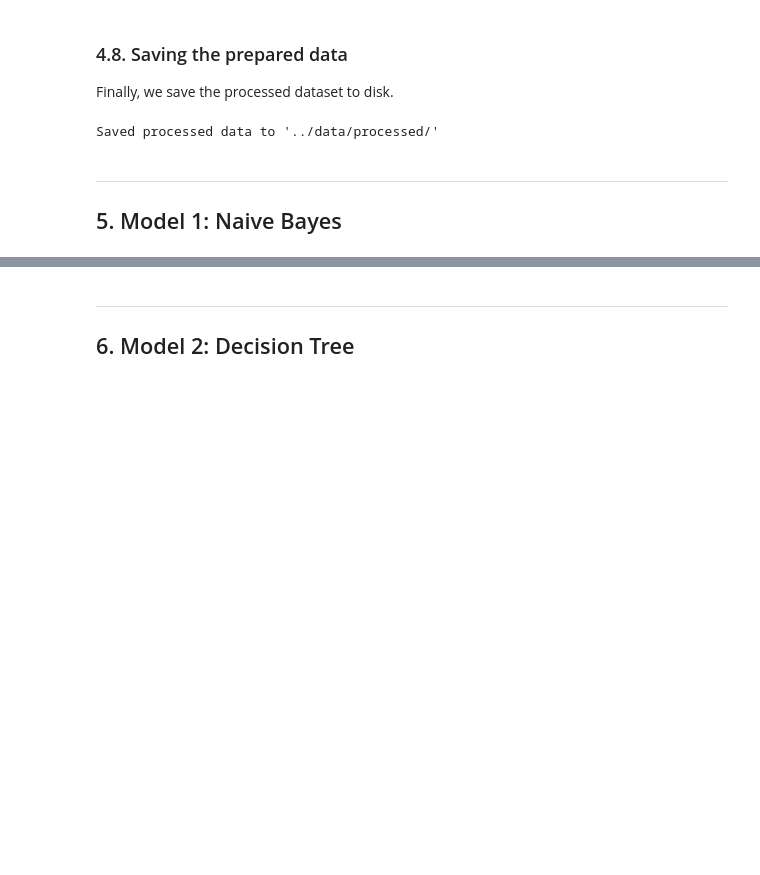
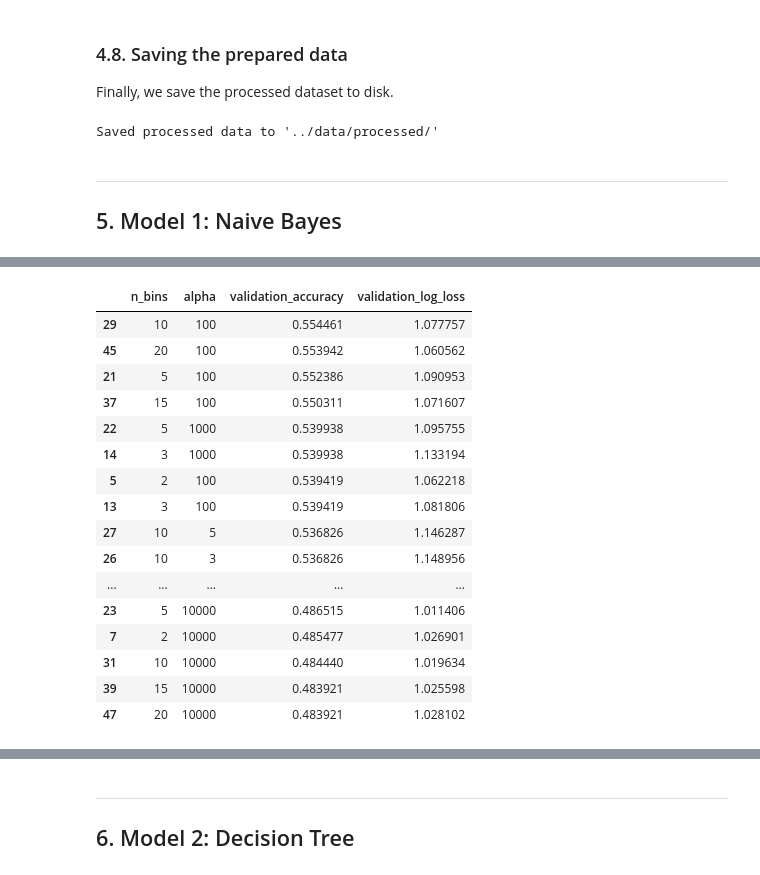
Before and after one commit to Am1neX/Project_INFOH410, a Jupyter notebook: notebooks/football_prediction.ipynb, the cells around one changed output, grey strips where cells are left out. Saved outputs shown, nothing was run; the diff lists cells and outputs as text; code cells hidden in the pictures; blank space fills up the shorter version.

Commit message:
Add Naive Bayes implementation and refactor dataset split

```diff
--- a/notebooks/football_prediction.ipynb
+++ b/notebooks/football_prediction.ipynb
@@ -831,0 +1295,17 @@ Saved processed data to '../data/processed/'
+# %%
+def prepare_nb_datasets(X_train, X_val, X_test, continuous_cols, n_bins):
+    """
+    Discretize continuous features using bins learned on the training set only.
+    """
+
+    bin_edges_by_column = fit_quantile_bins(
+        X_train=X_train,
+        continuous_cols=continuous_cols,
+        n_bins=n_bins
+    )
+
+    X_train_nb = apply_quantile_bins(X_train, bin_edges_by_column)
+    X_val_nb = apply_quantile_bins(X_val, bin_edges_by_column)
+    X_test_nb = apply_quantile_bins(X_test, bin_edges_by_column)
+
+    return X_train_nb, X_val_nb, X_test_nb, bin_edges_by_column
@@ -831,0 +1317,74 @@ Saved processed data to '../data/processed/'
+# %%
+alpha_values = [1, 2, 3, 5, 10, 100, 1000, 10000]
+n_bins_values = [2, 3, 5, 10, 15, 20]
+
+tuning_results = []
+
+for n_bins in n_bins_values:
+    X_train_nb_temp, X_val_nb_temp, _, _ = prepare_nb_datasets(
+        X_train=X_train,
+        X_val=X_val,
+        X_test=X_test,
+        continuous_cols=CONTINUOUS_FEATURE_COLS,
+        n_bins=n_bins
+    )
+
+    for alpha in alpha_values:
+        model = train_naive_bayes(
+            X_train=X_train_nb_temp,
+            y_train=y_train,
+            alpha=alpha
+        )
+
+        y_val_pred = predict_naive_bayes(
+            model=model,
+            X=X_val_nb_temp
+        )
+
+        y_val_proba = predict_proba_naive_bayes(
+            model=model,
+            X=X_val_nb_temp
+        )
+
+        y_val_proba = y_val_proba[model["classes"]]
+
+        validation_accuracy = accuracy_score(y_val, y_val_pred)
+        validation_log_loss = log_loss(
+            y_val,
+            y_val_proba,
+            labels=model["classes"]
+        )
+
+        tuning_results.append({
+            "n_bins": n_bins,
+            "alpha": alpha,
+            "validation_accuracy": validation_accuracy,
+            "validation_log_loss": validation_log_loss
+        })
+
+tuning_results_df = pd.DataFrame(tuning_results)
+
+display(
+    tuning_results_df.sort_values(
+        by=["validation_accuracy", "validation_log_loss"],
+        ascending=[False, True]
+    )
+)
+# %% [output]
+|  | n_bins | alpha | validation_accuracy | validation_log_loss |
+| 29 | 10 | 100 | 0.554461 | 1.077757 |
+| 45 | 20 | 100 | 0.553942 | 1.060562 |
+| 21 | 5 | 100 | 0.552386 | 1.090953 |
+| 37 | 15 | 100 | 0.550311 | 1.071607 |
+| 22 | 5 | 1000 | 0.539938 | 1.095755 |
+| 14 | 3 | 1000 | 0.539938 | 1.133194 |
+| 5 | 2 | 100 | 0.539419 | 1.062218 |
+| 13 | 3 | 100 | 0.539419 | 1.081806 |
+| 27 | 10 | 5 | 0.536826 | 1.146287 |
+| 26 | 10 | 3 | 0.536826 | 1.148956 |
+| ... | ... | ... | ... | ... |
+| 23 | 5 | 10000 | 0.486515 | 1.011406 |
+| 7 | 2 | 10000 | 0.485477 | 1.026901 |
+| 31 | 10 | 10000 | 0.484440 | 1.019634 |
+| 39 | 15 | 10000 | 0.483921 | 1.025598 |
+| 47 | 20 | 10000 | 0.483921 | 1.028102 |
```
Also changed, not shown: parts of 51 cells of this notebook, 11 other files.
